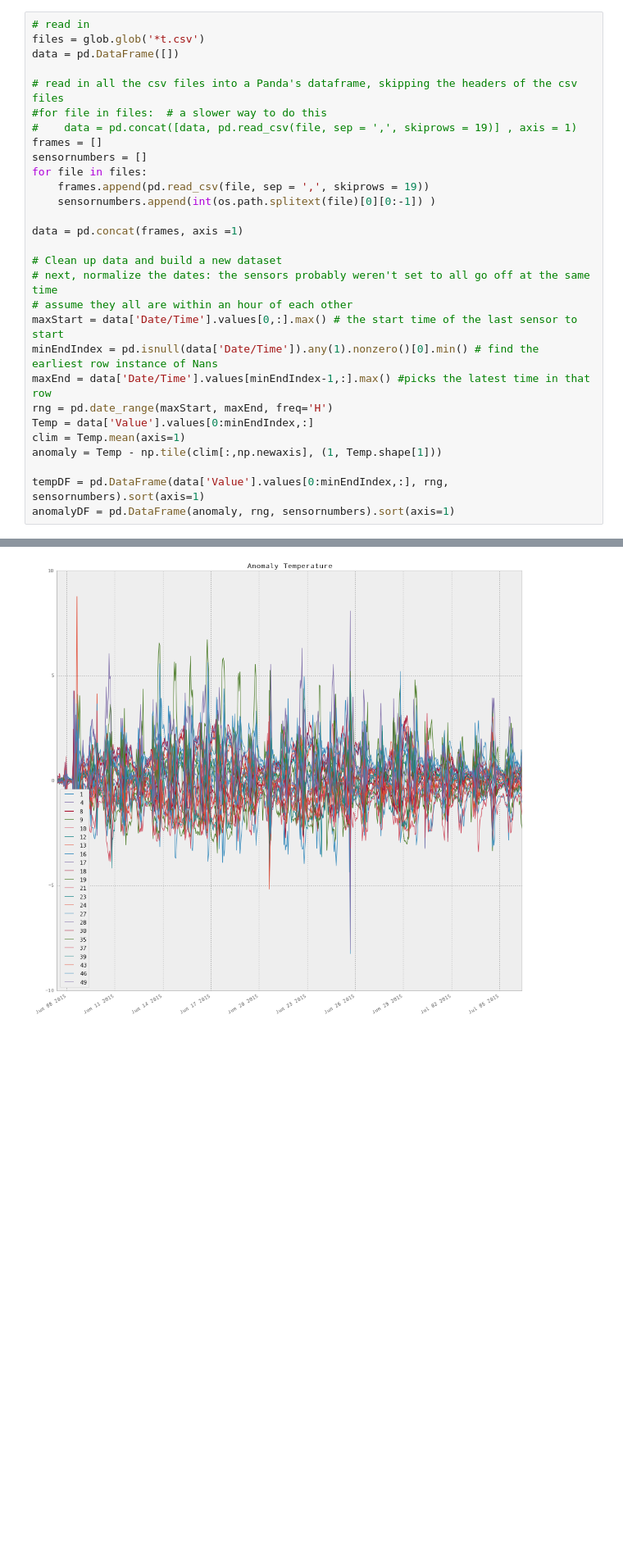
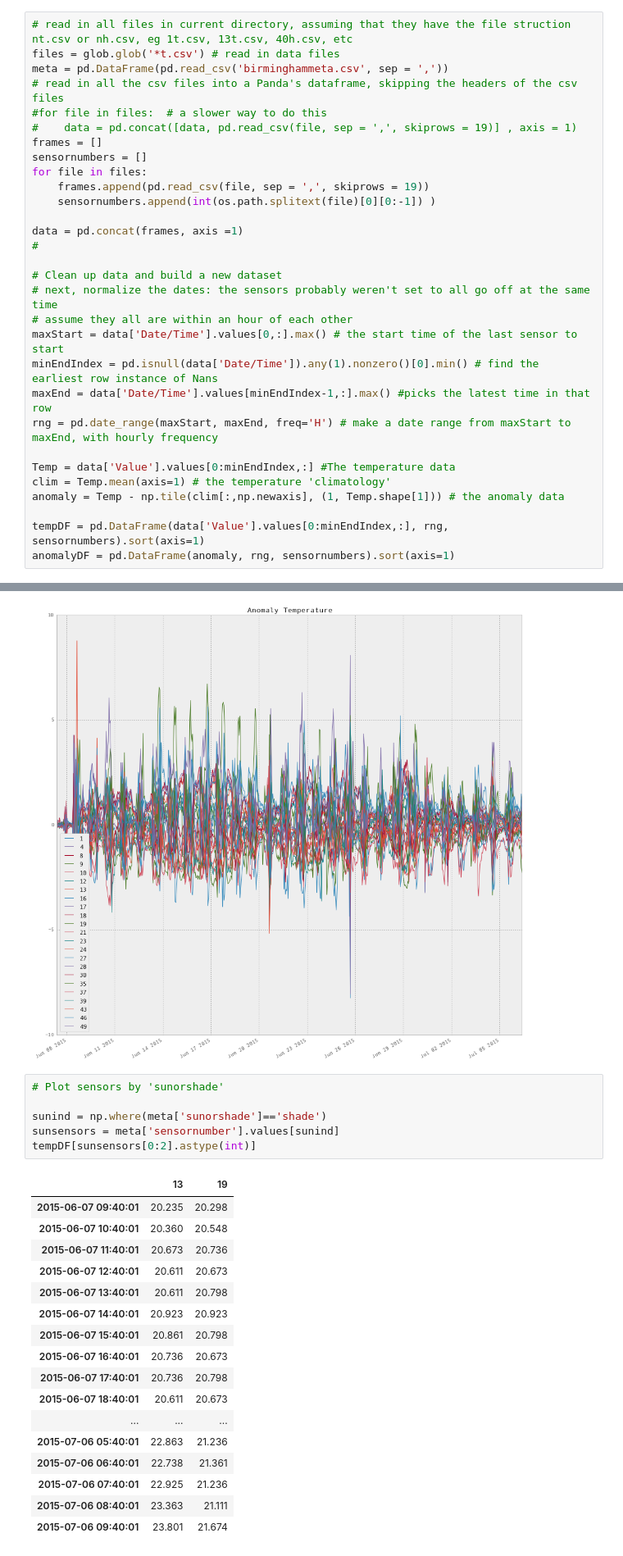
Before and after one commit to gottscott/cityheat, a Jupyter notebook: Bham/ibuttonimport.ipynb, the cells around one changed output, grey strips where cells are left out. Shown: that part at 82% size. Cells and saved outputs as stored; diff of their text form; blank space fills up the shorter version.

```diff
--- a/Bham/ibuttonimport.ipynb
+++ b/Bham/ibuttonimport.ipynb
@@ -10,10 +10,9 @@ import matplotlib.pylab as pylab
 pylab.rcParams['figure.figsize'] = 16, 16
 pd.options.display.mpl_style = 'default'
 # %%
-# read in
-files = glob.glob('*t.csv')
-data = pd.DataFrame([])
-
+# read in all files in current directory, assuming that they have the file struction nt.csv or nh.csv, eg 1t.csv, 13t.csv, 40h.csv, etc
+files = glob.glob('*t.csv') # read in data files
+meta = pd.DataFrame(pd.read_csv('birminghammeta.csv', sep = ','))
 # read in all the csv files into a Panda's dataframe, skipping the headers of the csv files
 #for file in files:  # a slower way to do this
 #    data = pd.concat([data, pd.read_csv(file, sep = ',', skiprows = 19)] , axis = 1)
@@ -24,6 +23,7 @@ for file in files:
     sensornumbers.append(int(os.path.splitext(file)[0][0:-1]) )
 
 data = pd.concat(frames, axis =1)
+#
 
 # Clean up data and build a new dataset
 # next, normalize the dates: the sensors probably weren't set to all go off at the same time
@@ -31,10 +31,11 @@ data = pd.concat(frames, axis =1)
 maxStart = data['Date/Time'].values[0,:].max() # the start time of the last sensor to start
 minEndIndex = pd.isnull(data['Date/Time']).any(1).nonzero()[0].min() # find the earliest row instance of Nans
 maxEnd = data['Date/Time'].values[minEndIndex-1,:].max() #picks the latest time in that row
-rng = pd.date_range(maxStart, maxEnd, freq='H')
-Temp = data['Value'].values[0:minEndIndex,:]
-clim = Temp.mean(axis=1)
-anomaly = Temp - np.tile(clim[:,np.newaxis], (1, Temp.shape[1]))
+rng = pd.date_range(maxStart, maxEnd, freq='H') # make a date range from maxStart to maxEnd, with hourly frequency
+
+Temp = data['Value'].values[0:minEndIndex,:] #The temperature data
+clim = Temp.mean(axis=1) # the temperature 'climatology'
+anomaly = Temp - np.tile(clim[:,np.newaxis], (1, Temp.shape[1])) # the anomaly data
 
 tempDF = pd.DataFrame(data['Value'].values[0:minEndIndex,:], rng, sensornumbers).sort(axis=1)
 anomalyDF = pd.DataFrame(anomaly, rng, sensornumbers).sort(axis=1)
@@ -51,3 +51,27 @@ plt.title('Anomaly Temperature')
 # %% [output]
 <matplotlib.text.Text at 0x...>
 [figure]
+# %%
+# Plot sensors by 'sunorshade'
+
+sunind = np.where(meta['sunorshade']=='shade')
+sunsensors = meta['sensornumber'].values[sunind]
+tempDF[sunsensors[0:2].astype(int)]
+# %% [output]
+|  | 13 | 19 |
+| 2015-06-07 09:40:01 | 20.235 | 20.298 |
+| 2015-06-07 10:40:01 | 20.360 | 20.548 |
+| 2015-06-07 11:40:01 | 20.673 | 20.736 |
+| 2015-06-07 12:40:01 | 20.611 | 20.673 |
+| 2015-06-07 13:40:01 | 20.611 | 20.798 |
+| 2015-06-07 14:40:01 | 20.923 | 20.923 |
+| 2015-06-07 15:40:01 | 20.861 | 20.798 |
+| 2015-06-07 16:40:01 | 20.736 | 20.673 |
+| 2015-06-07 17:40:01 | 20.736 | 20.798 |
+| 2015-06-07 18:40:01 | 20.611 | 20.673 |
+| ... | ... | ... |
+| 2015-07-06 05:40:01 | 22.863 | 21.236 |
+| 2015-07-06 06:40:01 | 22.738 | 21.361 |
+| 2015-07-06 07:40:01 | 22.925 | 21.236 |
+| 2015-07-06 08:40:01 | 23.363 | 21.111 |
+| 2015-07-06 09:40:01 | 23.801 | 21.674 |
```
Also changed, not shown: parts of 2 cells of this notebook.
